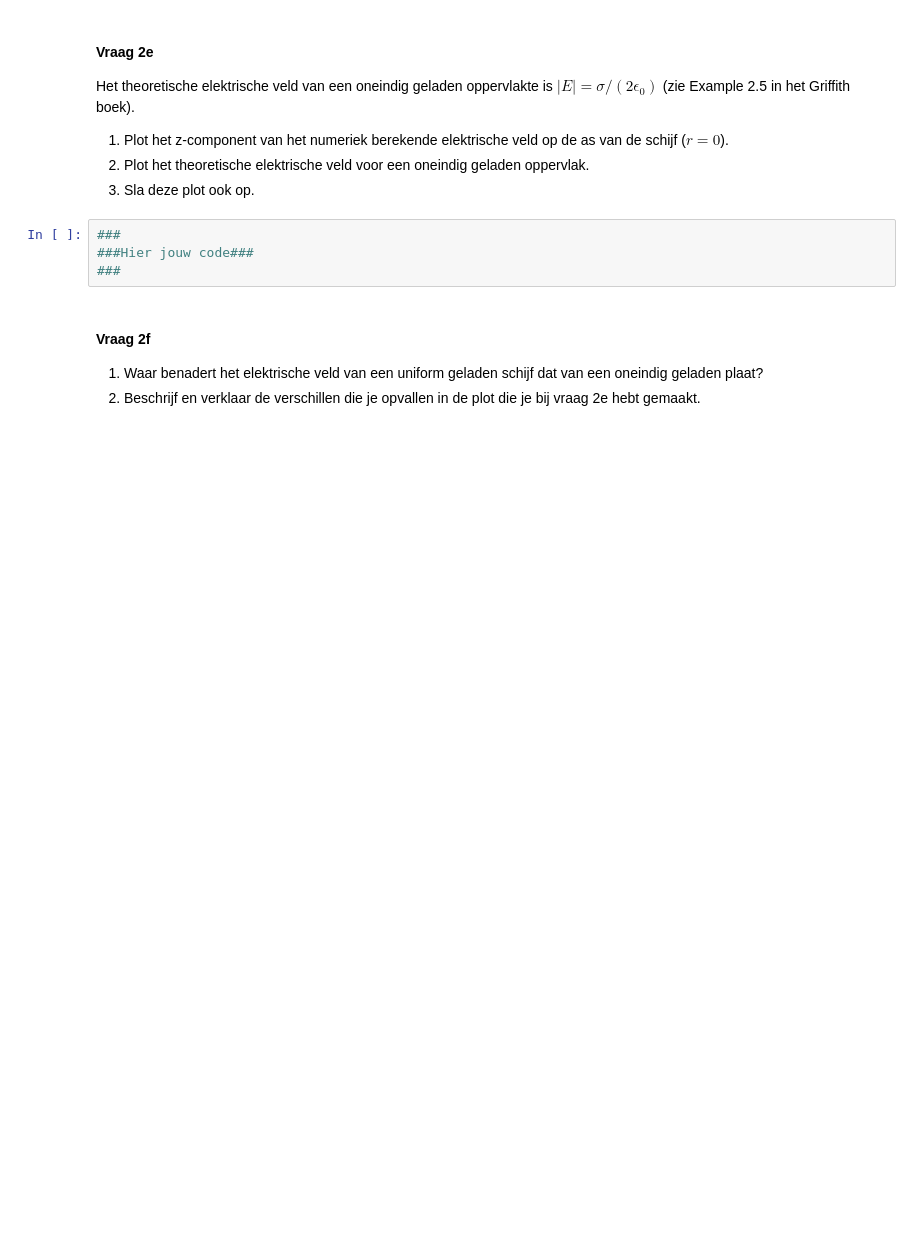
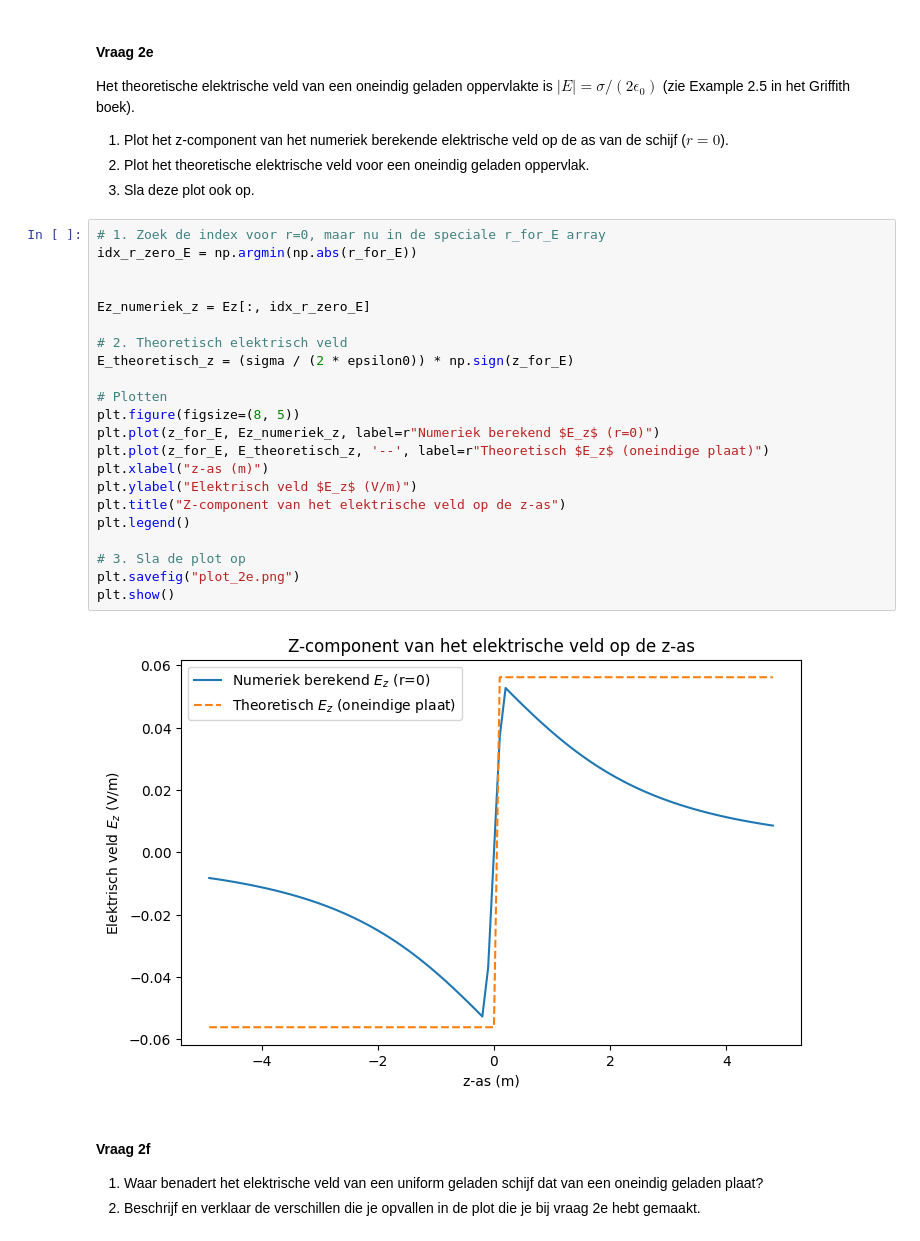
Before and after one commit to moostrum123/opdrachten-DEF-D, a Jupyter notebook: DigitaleOntwerpopdrachten/1CondensatorOpdracht/CondensatorOntwerpopdracht.ipynb, the cells around one changed output. Cells and saved outputs as stored; diff of their text form; blank space fills up the shorter version.

```diff
--- a/DigitaleOntwerpopdrachten/1CondensatorOpdracht/CondensatorOntwerpopdracht.ipynb
+++ b/DigitaleOntwerpopdrachten/1CondensatorOpdracht/CondensatorOntwerpopdracht.ipynb
@@ -276,9 +295,29 @@ Het theoretische elektrische veld van een oneindig geladen oppervlakte is $|E| =
 2. Plot het theoretische elektrische veld voor een oneindig geladen oppervlak.
 3. Sla deze plot ook op.
 # %%
-###
-###Hier jouw code###
-###
+# 1. Zoek de index voor r=0, maar nu in de speciale r_for_E array
+idx_r_zero_E = np.argmin(np.abs(r_for_E))
+
+
+Ez_numeriek_z = Ez[:, idx_r_zero_E]
+
+# 2. Theoretisch elektrisch veld
+E_theoretisch_z = (sigma / (2 * epsilon0)) * np.sign(z_for_E)
+
+# Plotten
+plt.figure(figsize=(8, 5))
+plt.plot(z_for_E, Ez_numeriek_z, label=r"Numeriek berekend $E_z$ (r=0)")
+plt.plot(z_for_E, E_theoretisch_z, '--', label=r"Theoretisch $E_z$ (oneindige plaat)")
+plt.xlabel("z-as (m)")
+plt.ylabel("Elektrisch veld $E_z$ (V/m)")
+plt.title("Z-component van het elektrische veld op de z-as")
+plt.legend()
+
+# 3. Sla de plot op
+plt.savefig("plot_2e.png")
+plt.show()
+# %% [output]
+[figure, added]
 # %% [markdown]
 #### Vraag 2f
 1. Waar benadert het elektrische veld van een uniform geladen schijf dat van een oneindig geladen plaat?
```
Also changed, not shown: parts of 13 cells of this notebook, 2 other files.
